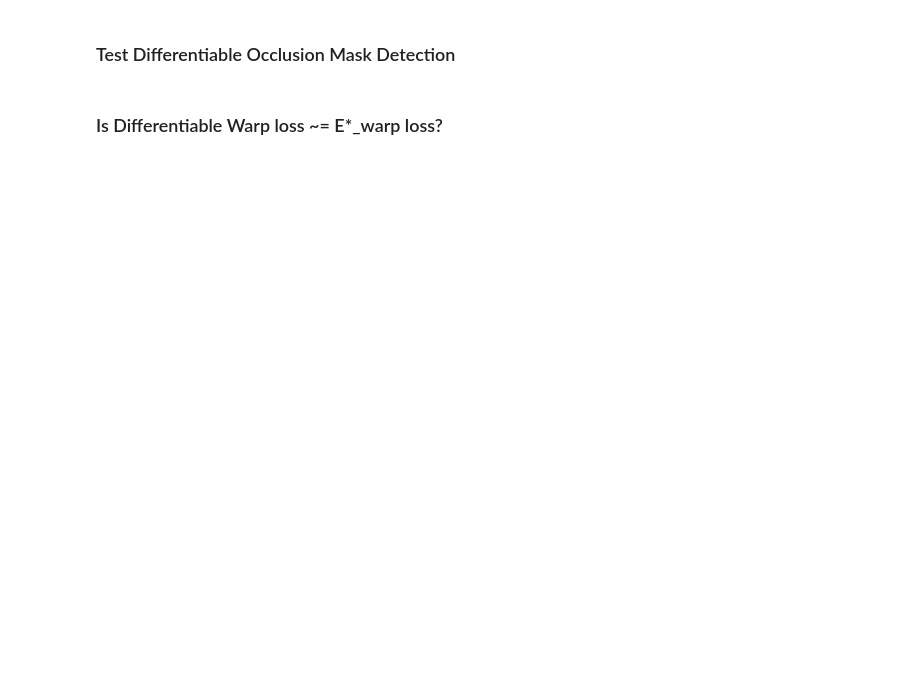
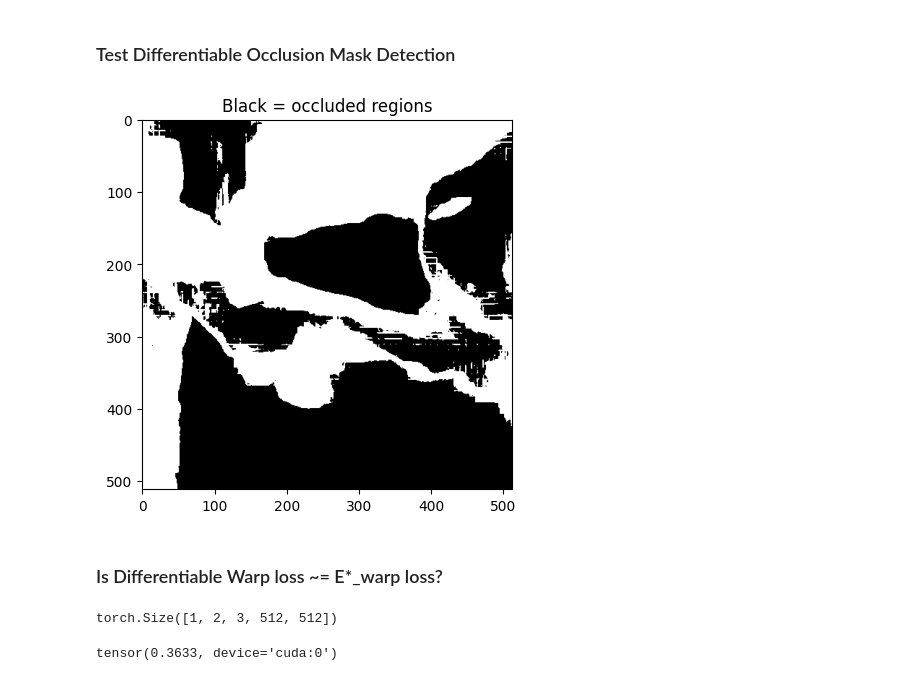
Before and after one commit to Aryan-Garg/gQIR, a Jupyter notebook: flow_tester.ipynb, the cells around one changed output. Saved outputs shown, nothing was run; the diff lists cells and outputs as text; code cells hidden in the pictures; blank space fills up the shorter version.

```diff
--- a/flow_tester.ipynb
+++ b/flow_tester.ipynb
@@ -374,6 +406,14 @@ def detect_occlusion(fw_flow, bw_flow, img):
     occlusion = mask.float()  # convert to float mask (0 or 1)
 
     return occlusion, warp_img
+# %%
+occlusion, warped_img2_to_img1 = detect_occlusion(fw_flow=flow_fw_8x, bw_flow=flow_bw_8x, img=frame2)
+# %%
+plt.imshow(occlusion.squeeze(0).cpu().permute(1,2,0).numpy(), cmap="gray")
+plt.title("Black = occluded regions")
+plt.show()
+# %% [output]
+[figure, added]
 # %% [markdown]
 ### Is Differentiable Warp loss ~= E*_warp loss?
 # %%
@@ -397,3 +438,13 @@ def compute_flow_loss(pred_frames, gt_frames):
         err += torch.sum(diff_squared) / N
     warping_error = err / (T - 1)
     return warping_error
+# %%
+test_frames = torch.stack((frame1, frame2), dim=1)
+print(test_frames.size()) # B T C H W
+# %% [output]
+torch.Size([1, 2, 3, 512, 512])
+# %%
+e_star = compute_flow_loss(test_frames, test_frames) # should be ~0
+e_star
+# %% [output]
+tensor(0.3633, device='cuda:0')
```
Also changed, not shown: parts of 6 cells of this notebook, 1 other file.
